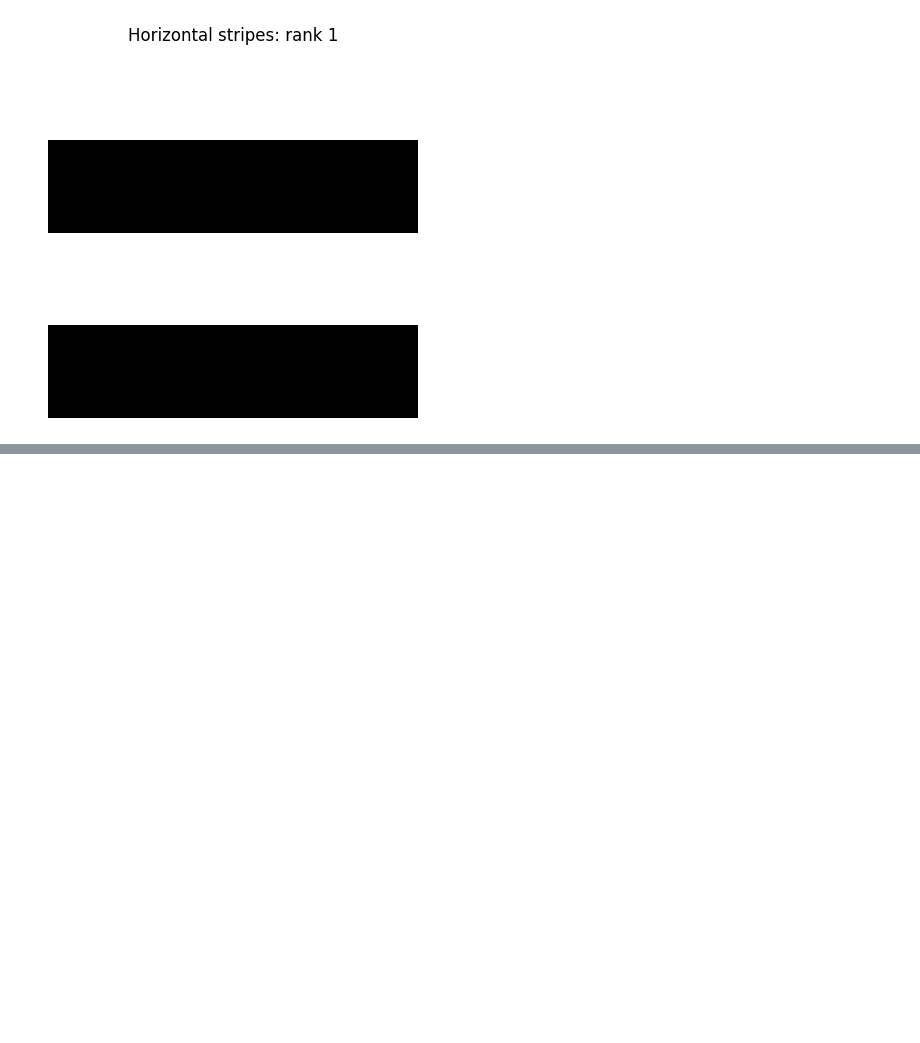
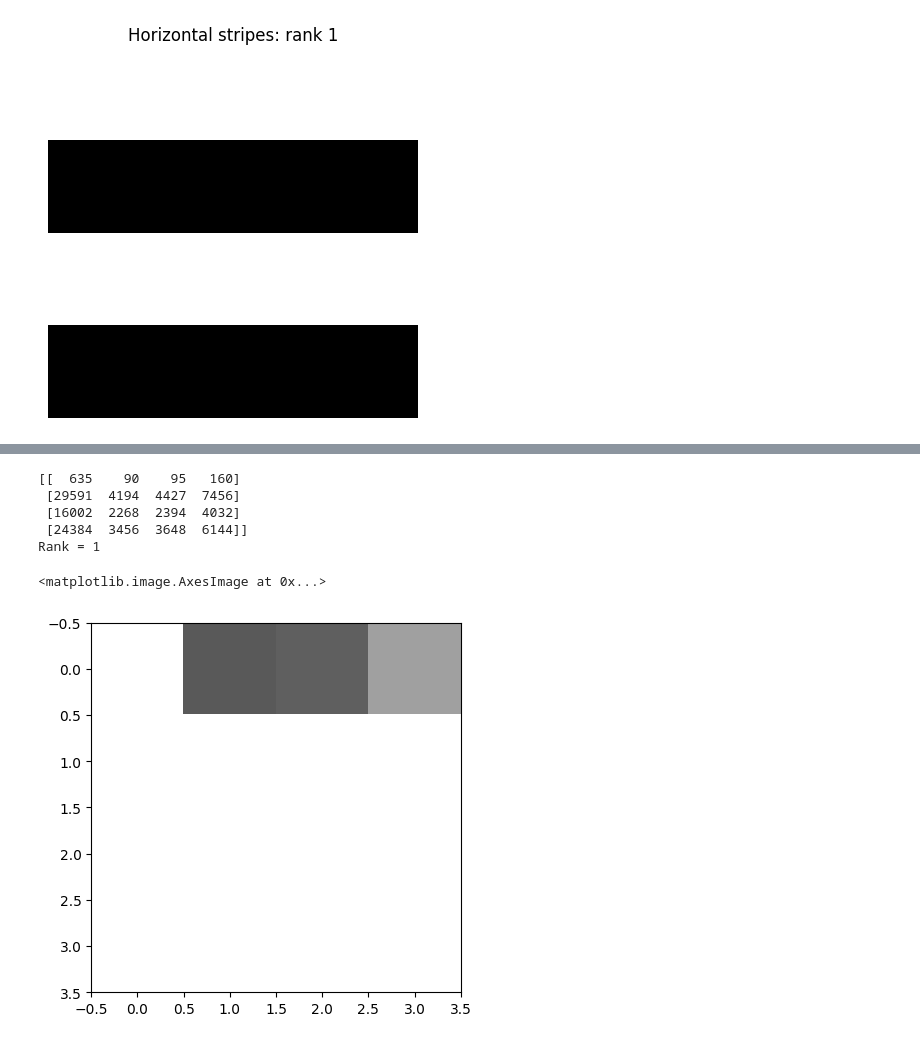
Before and after one commit to TZBDragon/LinAlg344TZB, a Jupyter notebook: 01_image_as_matrix_ipynb_.ipynb, the cells around one changed output, grey strips where cells are left out. Drawn from its saved outputs; the diff is of its cells as text; code cells hidden in the pictures; blank space fills up the shorter version.

```diff
--- a/01_image_as_matrix_ipynb_.ipynb
+++ b/01_image_as_matrix_ipynb_.ipynb
@@ -134,0 +176,16 @@ Data type: uint8
+# %%
+u = np.array([5,233,126,192])
+v = np.array([127,18,19,32])
+stripes = np.outer(u, v)
+print(stripes)
+print("Rank =", np.linalg.matrix_rank(stripes))
+plt.imshow(stripes, cmap="gray", vmin=0, vmax=255)
+#All rows will be the uv^t pattern which means there is little variation and forces a low rank, in this case 1
+# %% [output]
+[[  635    90    95   160]
+ [29591  4194  4427  7456]
+ [16002  2268  2394  4032]
+ [24384  3456  3648  6144]]
+Rank = 1
+<matplotlib.image.AxesImage at 0x...>
+[figure, added]
```
Also changed, not shown: parts of 7 cells of this notebook.
